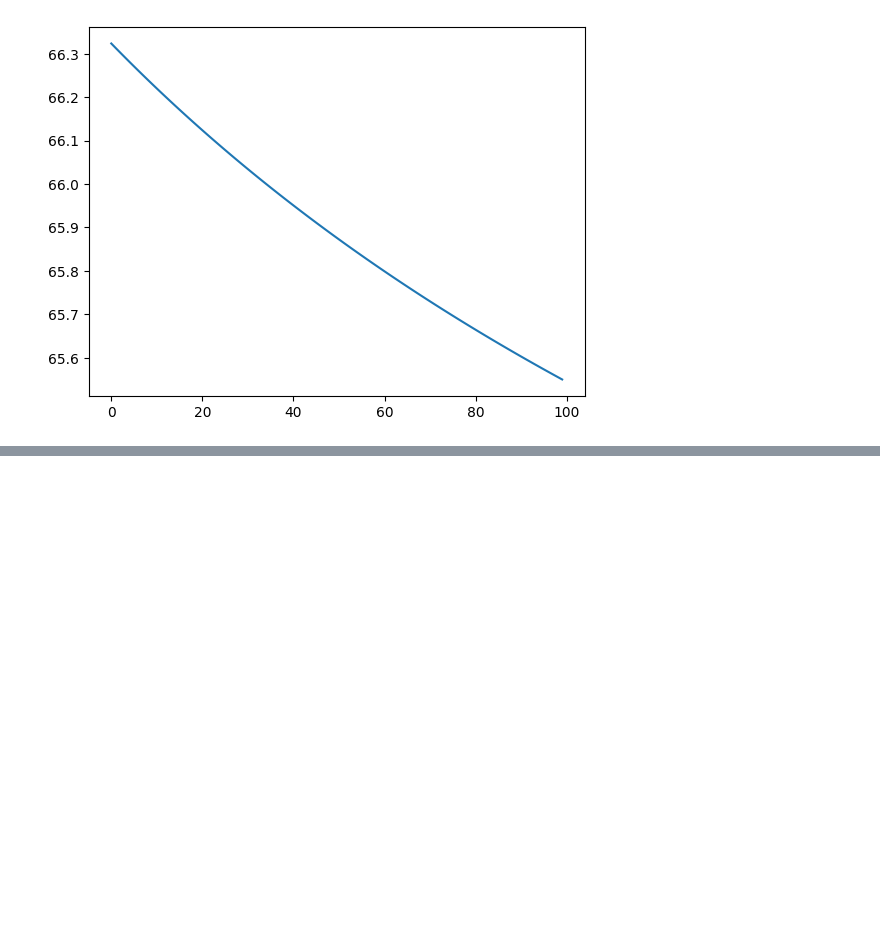
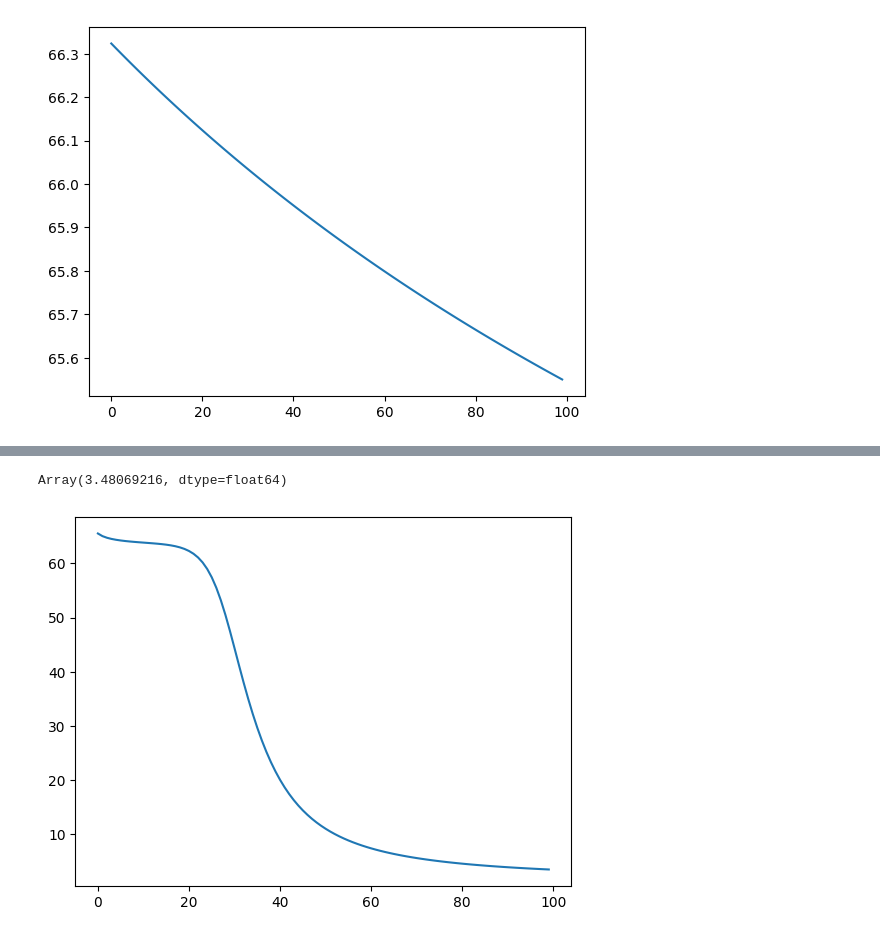
Before and after one commit to ErSongHeng/DSA4212_Assignment, a Jupyter notebook: Assignment 2/Factor_model_using_lecture_and_extensions.ipynb, the cells around one changed output, grey strips where cells are left out. Saved outputs shown, nothing was run; the diff lists cells and outputs as text; code cells hidden in the pictures; blank space fills up the shorter version.

Commit message:
Added new lecture model

```diff
--- a/Assignment 2/Factor_model_using_lecture_and_extensions.ipynb
+++ b/Assignment 2/Factor_model_using_lecture_and_extensions.ipynb
@@ -158,7 +170,7 @@ def encode_new_data(test_data, user_ids, anime_ids):
     """ Encodes test_df with the same encoding as train_df.
     """
     # This is to check for each row entry in the test data set if it exists in the training set
-    df_val_chosen = test_data['anime_id'].isin(anime_ids.keys()) & test_data['user_id'].isin(user_ids.keys())
+    df_val_chosen = test_data['anime_id'].isin(anime_ids.keys()) or test_data['user_id'].isin(user_ids.keys())
 
     # Only use rows in the test data that exists for
     test_data = test_data[df_val_chosen]
@@ -340,12 +355,13 @@ model_grad_U = jax.jit( jax.grad(model_reg_lam, argnums=0) )
 model_grad_V = jax.jit( jax.grad(model_reg_lam, argnums=1) )
 
 onp.random.seed(13)
-# 67588 x 3 U init matrix
-U_init = onp.random.normal(0,1,size=(67588,3))
+# 67601 x 3 U init matrix
+U_init = onp.random.normal(0,1,size=(67601,3))
 
-# 9451 x 3 matrix V init matrix
-V_init = onp.random.normal(0,1,size=(9451,3))
+# 9430 x 3 matrix V init matrix
+V_init = onp.random.normal(0,1,size=(9430,3))
 
+#model(U_init,V_init)
 # Gradient descent
 niter = 100
 eta = 100.
@@ -382,10 +398,15 @@ plt.plot(loss_traj)
 [<matplotlib.lines.Line2D at 0x...>]
 [figure]
 # %%
-# 67576 x 3 U init matrix
-U_init = onp.random.normal(0,1,size=(67576,3))
-# 9438 x 3 matrix V init matrix
-V_init = onp.random.normal(0,1,size=(9438,3))
+onp.random.seed(13)
+# 67601 x 3 U init matrix
+U_init = onp.random.normal(0,1,size=(67601,3))
+
+# 9430 x 3 matrix V init matrix
+V_init = onp.random.normal(0,1,size=(9430,3))
+
+#model(U_init,V_init)
+
 
 
 U = onp.copy(U_init)
@@ -454,10 +475,15 @@ plt.plot(loss_traj)
 [<matplotlib.lines.Line2D at 0x...>]
 [figure]
 # %%
-# 67576 x 3 U init matrix
-U_init = onp.random.normal(0,1,size=(67576,3))
-# 9438 x 3 matrix V init matrix
-V_init = onp.random.normal(0,1,size=(9438,3))
+onp.random.seed(13)
+# 67601 x 3 U init matrix
+U_init = onp.random.normal(0,1,size=(67601,3))
+
+# 9430 x 3 matrix V init matrix
+V_init = onp.random.normal(0,1,size=(9430,3))
+
+#model(U_init,V_init)
+
 
 
 U = onp.copy(U_init)
@@ -521,0 +609,6 @@ plt.plot(loss_traj)
+# %%
+plt.plot(loss_traj)
+loss_traj[-1]
+# %% [output]
+Array(3.48069216, dtype=float64)
+[figure, added]
```
Also changed, not shown: parts of 18 cells of this notebook.
